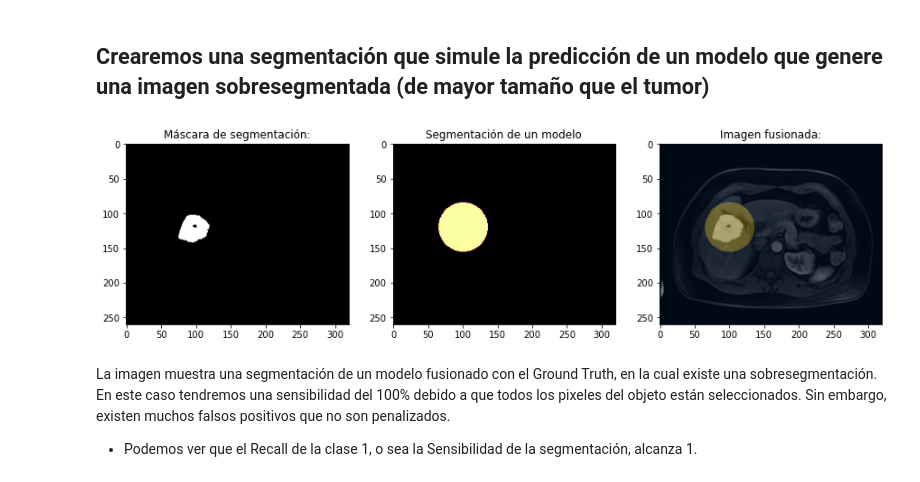
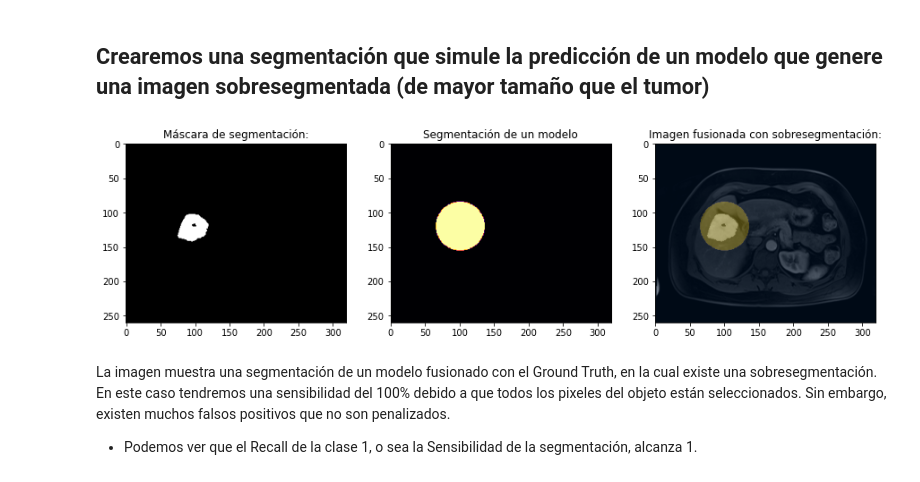
Before and after one commit to HectorHenriquez/Segmentation-Scientific-Poster, a Jupyter notebook: segmentation scientific poster.ipynb, the cells around one changed output. Drawn from its saved outputs; the diff is of its cells as text; code cells hidden in the pictures.

```diff
--- a/segmentation scientific poster.ipynb
+++ b/segmentation scientific poster.ipynb
@@ -34,15 +30,14 @@ def show_slice_window(slice, level, window):
     max = level + window/2
     min = level - window/2
     slice = slice.clip(min,max)
-
     return(slice)
 
 
 def rotateMask(mask):
     """
     Función que permite ajustar la rotación de las imágenes.
+    Rotación predefinida para ajustar las imágenes usadas en este notebook
     """
-    maskRot = cv2.rotate(mask, cv2.cv2.ROTATE_90_CLOCKWISE)
+    maskRot = cv2.rotate(mask, cv2.ROTATE_90_CLOCKWISE)
     maskRot = cv2.flip(maskRot,1)
-
     return(maskRot)
@@ -445,33 +431,33 @@ plt.show()
 # %%
 black_image = np.zeros((liver_tumor_mask.shape[0],liver_tumor_mask.shape[1] ))
 
 
 radius = 15
 color = (255, 0, 0)
 thickness = 40
 
 superseg_image = cv2.circle(black_image, (100,120), radius, color, thickness)
 
 f = plt.figure(figsize=(15,15))
 
 f.add_subplot(1, 3, 1)
 plt.title('Máscara de segmentación:')
 plt.imshow(liver_tumor_mask, cmap='gray')
 
 
 f.add_subplot(1, 3, 2)
 plt.title('Segmentación de un modelo')
 plt.imshow(superseg_image, cmap='inferno')
 
 f.add_subplot(1, 3, 3)
-plt.title('Imagen fusionada:')
+plt.title('Imagen fusionada con sobresegmentación:')
 plt.imshow(liver_tumor, cmap='gray')
 plt.imshow(liver_tumor_mask, cmap='gray',alpha=0.3)
 plt.imshow(superseg_image, cmap='cividis', alpha=0.3)
 
 plt.show()
 # %% [output]
-[figure, old version]
+[figure, new version]
 # %% [markdown]
 La imagen muestra una segmentación de un modelo fusionado con el Ground Truth, en la cual existe una sobresegmentación. En este caso tendremos una sensibilidad del 100% debido a que todos los pixeles del objeto están seleccionados. Sin embargo, existen muchos falsos positivos que no son penalizados.
 
```
Also changed, not shown: parts of 28 cells of this notebook.
